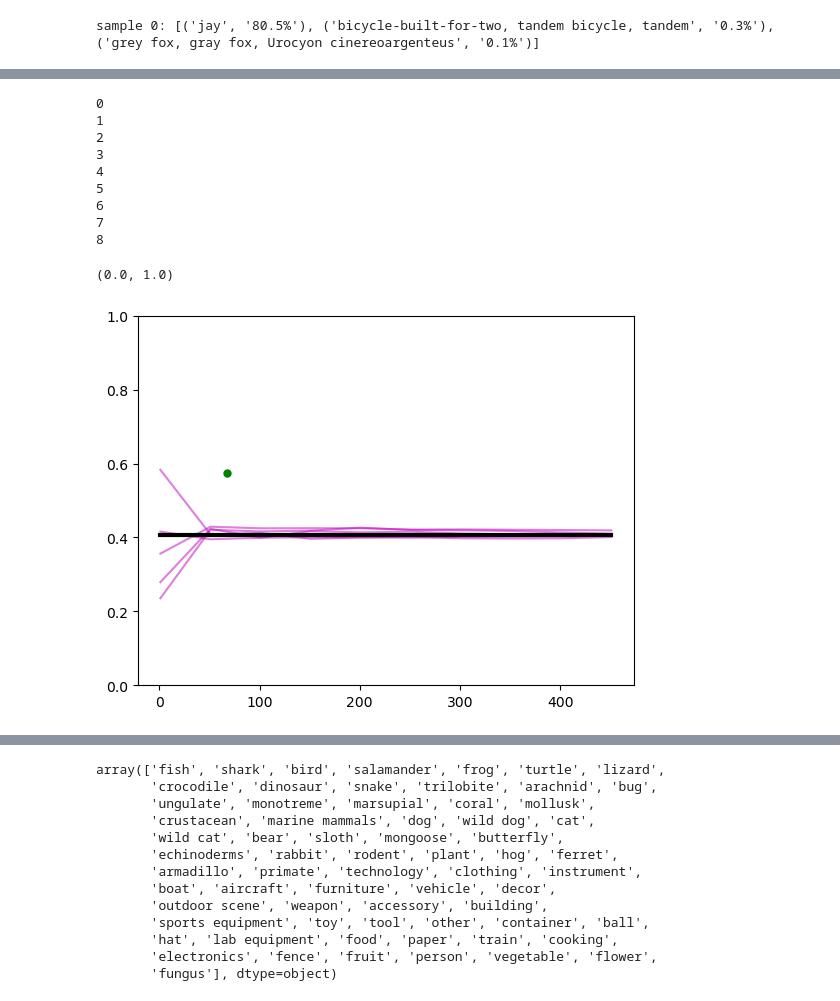
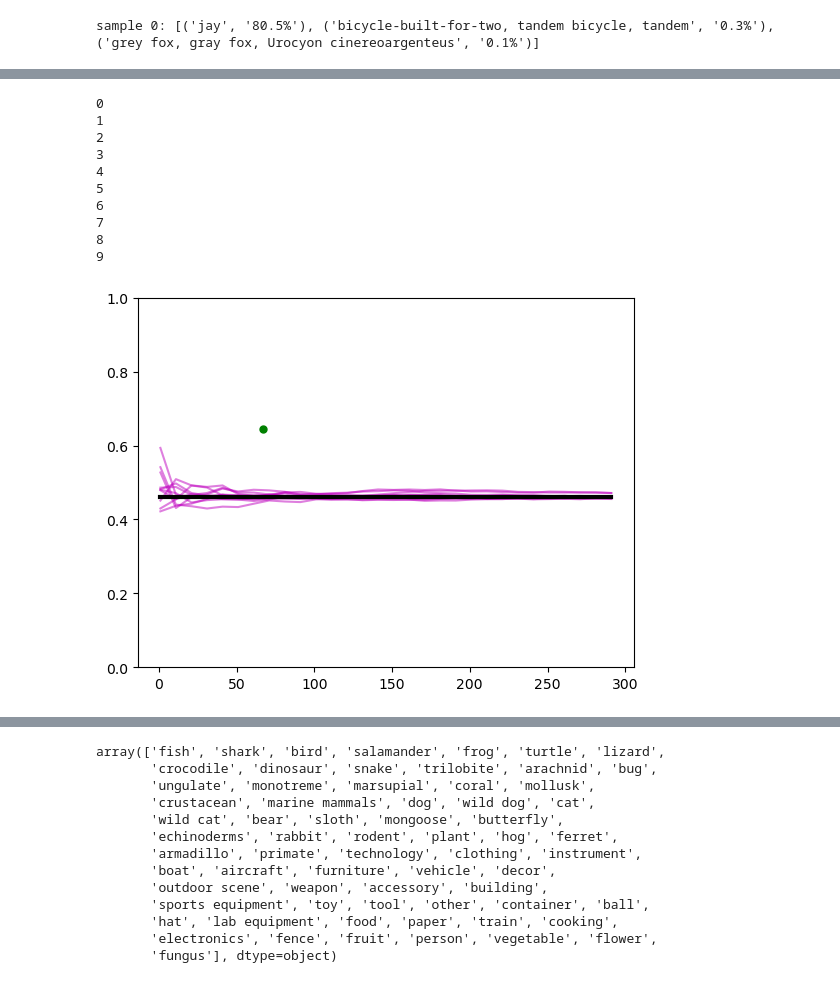
Before and after one commit to SarahHarvey/decoding-similarity, a Jupyter notebook: compare-networks-decoding-similarity.ipynb, the cells around one changed output, grey strips where cells are left out. Saved outputs shown, nothing was run; the diff lists cells and outputs as text; code cells hidden in the pictures.

```diff
--- a/compare-networks-decoding-similarity.ipynb
+++ b/compare-networks-decoding-similarity.ipynb
@@ -123,12 +123,18 @@ trainloader = DataLoader(dataset, batch_size=1029, shuffle=False, num_workers=2)
 module1 = list(alexnet.children())[:1]
 module2 = list(alexnet.children())[1:2]
 
-anet_1st = nn.Sequential(*[*module1, *module2, dsutils.Flatten()])
+# anet_1st = nn.Sequential(*[*module1, *module2, dsutils.Flatten()])
+anet_1st = nn.Sequential(*[*module1, *module2, dsutils.Flatten(), list(alexnet.children())[-1][0:5]] )
 
-anet_2nd = nn.Sequential(*[list(alexnet.children())[-1], dsutils.SoftMaxModule() ])
+# anet_2nd = nn.Sequential(*[list(alexnet.children())[-1], dsutils.SoftMaxModule() ])
+anet_2nd = nn.Sequential(*[list(alexnet.children())[-1][5:], dsutils.SoftMaxModule() ])
+
 
 with torch.no_grad():
     for inputs, _ in trainloader:
         x1 = anet_1st(inputs)
         x2 = anet_2nd(x1)
         # output = torch.nn.functional.softmax(alexnet(inputs), dim=1) # check classifications
+
+# Check results
+# results = utils.pick_n_best(predictions=x2, n=3)
@@ -235,6 +204,8 @@ print('The DS score is ' + str(DSscore))
 # %%
 ### Study convergence of random task ensembles to CKA case of Cz = Identity
 # %%
+# Random binary partitions
+
 ds = metrics.LinearDecodingSimilarity(center_columns=True, a=0, b=1)
 
 X = x1.numpy()
@@ -273,14 +244,17 @@ for trial in range(0,10):
 6
 7
 8
+9
 # %%
 for s in np.arange(len(ds_scores_binary_all)):
     plt.plot(Ns,ds_scores_binary_all[s],label='decoding similarity',color='m',alpha=0.5)
 
 plt.plot(Ns,CKAscore*np.ones(len(Ns)), label='CKA',color='black',linewidth=3)
-plt.plot(67,0.575207211364057,'.g',markersize=10)  # from coarse decoding task (later)
+# plt.plot(67,0.646,'.g',markersize=10)  # from coarse decoding task (later)
+
 plt.ylim(0,1)
+
+plt.savefig('rn50_anet_ds_cka_a0b1_binary_penultlayers.pdf')
 # %% [output]
-(0.0, 1.0)
-[figure, old version]
+[figure, new version]
 # %%
```
Also changed, not shown: parts of 7 cells of this notebook.
